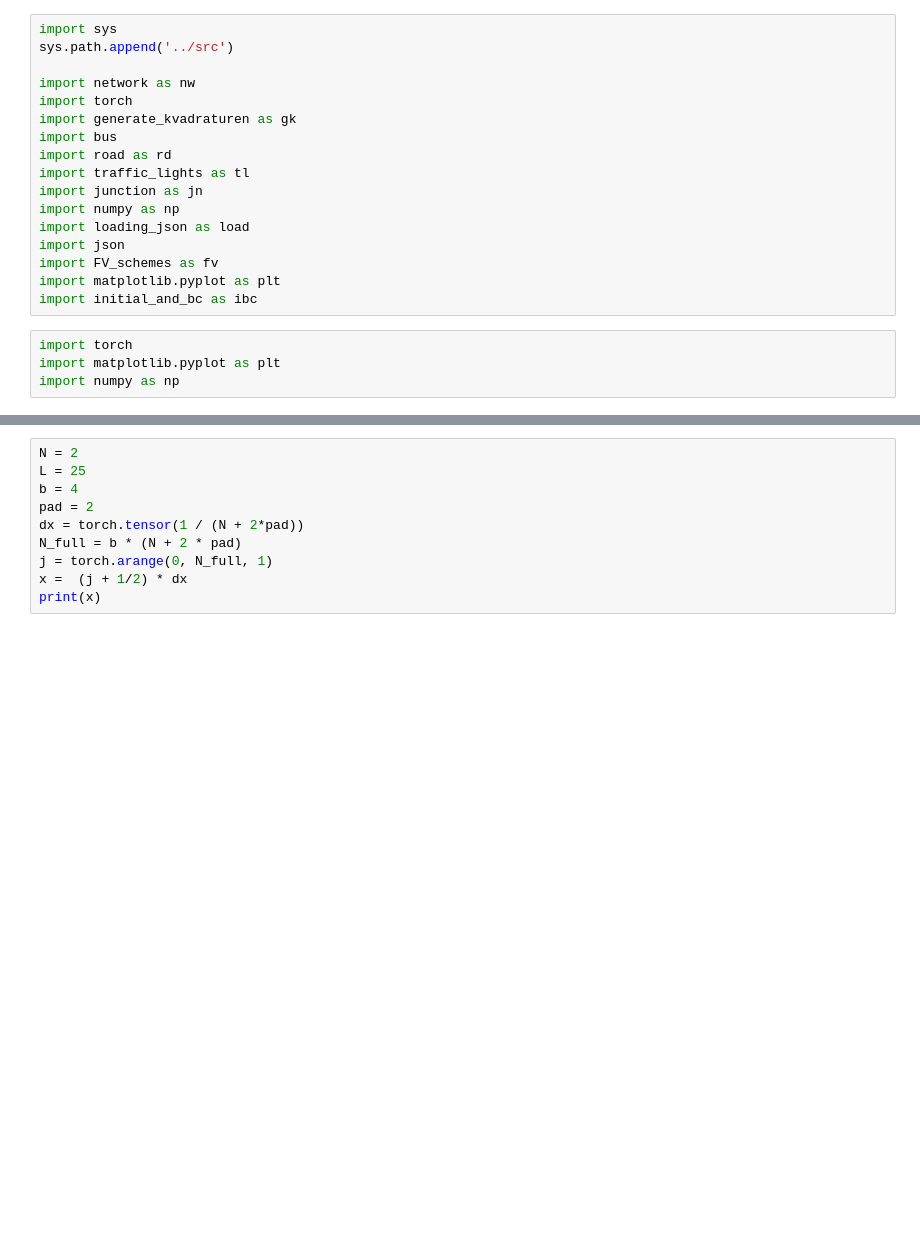
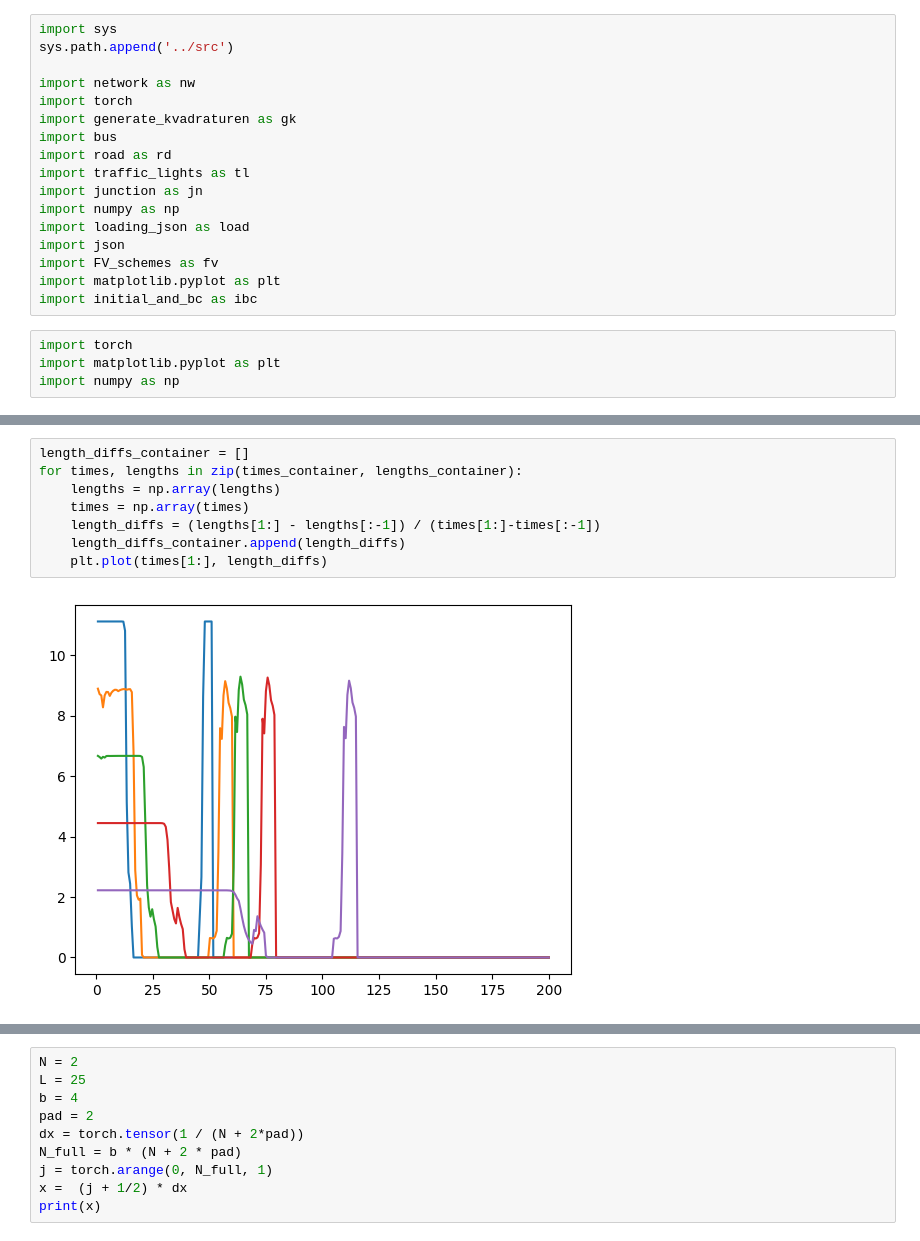
Before and after one commit to TorjeiHelset/master_project, a Jupyter notebook: notebooks/test_full_bus_ad.ipynb, the cells around one changed output, grey strips where cells are left out. Saved outputs shown, nothing was run; the diff lists cells and outputs as text; blank space fills up the shorter version.

```diff
--- a/notebooks/test_full_bus_ad.ipynb
+++ b/notebooks/test_full_bus_ad.ipynb
@@ -89,0 +96,10 @@ Setting right boundary equal to tensor([0.4590, 0.4590], grad_fn=<AsStridedBackw
+# %%
+length_diffs_container = []
+for times, lengths in zip(times_container, lengths_container):
+    lengths = np.array(lengths)
+    times = np.array(times)
+    length_diffs = (lengths[1:] - lengths[:-1]) / (times[1:]-times[:-1])
+    length_diffs_container.append(length_diffs)
+    plt.plot(times[1:], length_diffs)
+# %% [output]
+[figure, added]
```
Also changed, not shown: parts of 11 cells of this notebook, 3 other files.
